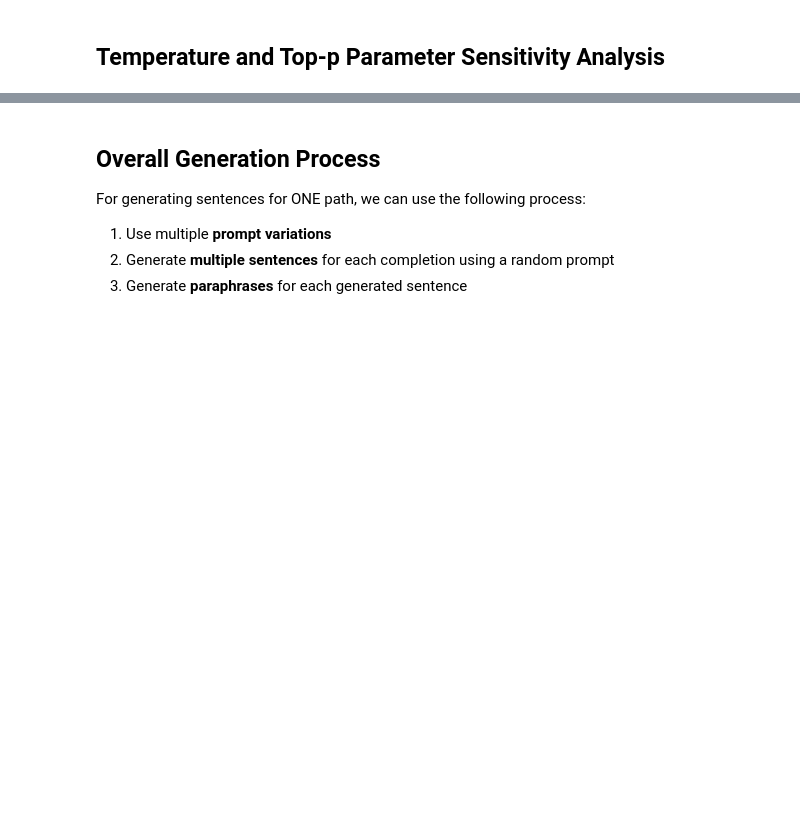
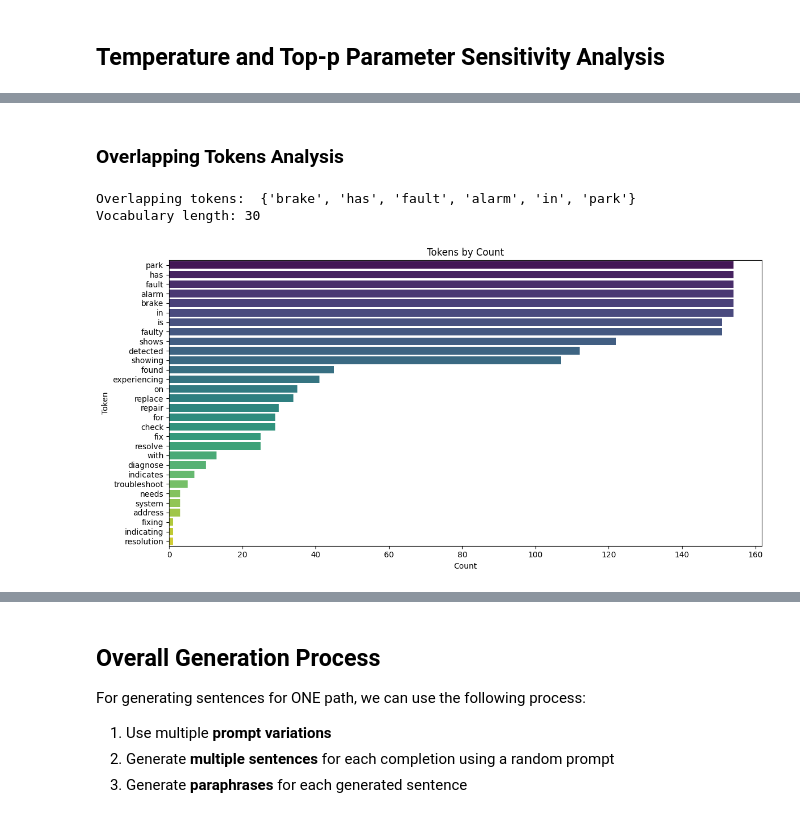
Before and after one commit to nlp-tlp/LLM-KG-Synthetic-MWO, a Jupyter notebook: Generate/diversity_experiment.ipynb, the cells around one changed output, grey strips where cells are left out. Cells and saved outputs as stored; diff of their text form; code cells hidden in the pictures; blank space fills up the shorter version.

```diff
--- a/Generate/diversity_experiment.ipynb
+++ b/Generate/diversity_experiment.ipynb
@@ -691,0 +764,41 @@ Temperature: 0.0, Top-p: 0.1
+# %% [markdown]
+### Overlapping Tokens Analysis
+# %%
+def token_occurrences(results_df):
+    grouped = results_df.groupby(['Temperature', 'Top-p'])['MWO Output'].apply(list).reset_index()
+
+    common_tokens = None
+    token_counts = {}
+    for _, row in grouped.iterrows():
+        combined_outputs = ' '.join(row['MWO Output'])
+        tokens = set(combined_outputs.split())
+
+        if common_tokens is None:
+            common_tokens = tokens
+        else:
+            common_tokens.intersection_update(tokens)
+
+        for token in tokens:
+            if token not in token_counts:
+                token_counts[token] = 0
+            token_counts[token] += 1
+    return common_tokens, token_counts
+
+common_tokens, token_counts = token_occurrences(df)
+token_counts_df = pd.DataFrame(list(token_counts.items()), columns=['Token', 'Count'])
+token_counts_df = token_counts_df.sort_values(by='Count', ascending=False)
+
+print("Overlapping tokens: ", common_tokens)
+print("Vocabulary length:", len(token_counts))
+
+plt.figure(figsize=(12, 6))
+sns.barplot(data=token_counts_df, x='Count', y='Token', palette='viridis', hue='Token', legend=False)
+plt.title('Tokens by Count')
+plt.xlabel('Count')
+plt.ylabel('Token')
+plt.tight_layout()
+plt.show()
+# %% [output]
+Overlapping tokens:  {'brake', 'has', 'fault', 'alarm', 'in', 'park'}
+Vocabulary length: 30
+[figure, added]
```
Also changed, not shown: parts of 7 cells of this notebook, 4 other files.
